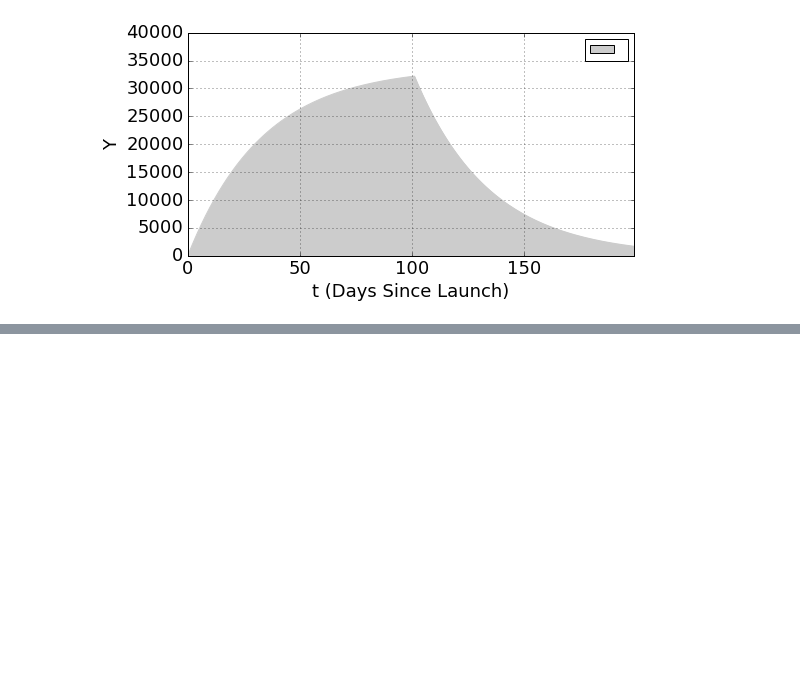
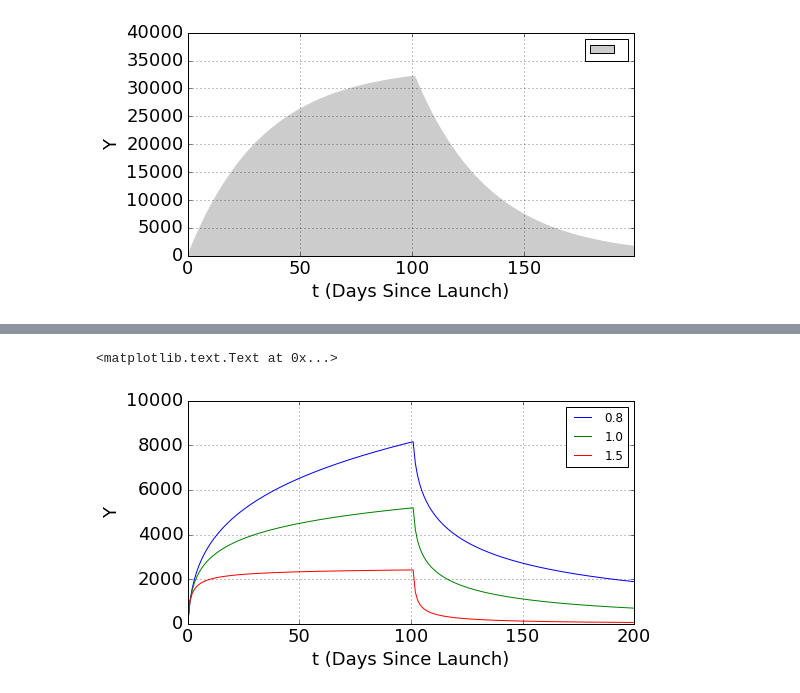
Before and after one commit to thevioletpiece/data_science_tools, a Jupyter notebook: Insight Demo.ipynb, the cells around one changed output, grey strips where cells are left out. Saved outputs shown, nothing was run; the diff lists cells and outputs as text; code cells hidden in the pictures; blank space fills up the shorter version.

```diff
--- a/Insight Demo.ipynb
+++ b/Insight Demo.ipynb
@@ -62,3 +56,26 @@ def powerResp(t, n):
+# %%
+def powResp(t, n):
+    if t < 1:
+        return 0
+    else:
+        return float(1)/math.pow(t,n)
+
+def computeDAUPow(cohorts, alpha, daysOut, beta):
+    currentDay = len(cohorts)
+    DAU = []
+    #First Calculate DAU while cohorts are being acquired
+    for t in range(currentDay):
+        actives=[]
+        for i in range(t):
+            actives.append(beta*cohorts[t-i-1]*powResp(i+1,alpha))
+        DAU.append(sum(actives))
+    #Now calculate more DAU as we project out after acquiring cohorts
+    for t in range(daysOut):
+        actives=[]
+        for i in range(currentDay):
+            actives.append(beta*cohorts[currentDay-i-1]*powResp(t+i+1,alpha))
+        DAU.append(sum(actives))
+    return DAU
 # %%
 aCohort = []
 for i in range(200):
@@ -119,0 +165,14 @@ ax.set_ylabel("Y", fontsize=18)
+# %%
+aDAU = computeDAUPow(aCohort, 0.8, 200,1)
+bDAU = computeDAUPow(aCohort, 1.0, 200,1)
+cDAU = computeDAUPow(aCohort, 1.5, 200,1)
+
+zz=np.stack((np.array(aDAU), np.array(bDAU), np.array(cDAU)),axis=1)
+df = pd.DataFrame(zz, columns=['0.8', '1.0', '1.5'])
+
+ax = df.plot(ylim=(0,10000), xlim=(0,200),  fontsize=18, grid = True, figsize=(8, 4));
+ax.set_xlabel("t (Days Since Launch)", fontsize=18)
+ax.set_ylabel("Y", fontsize=18)
+# %% [output]
+<matplotlib.text.Text at 0x...>
+[figure, added]
```
Also changed, not shown: parts of 8 cells of this notebook.
